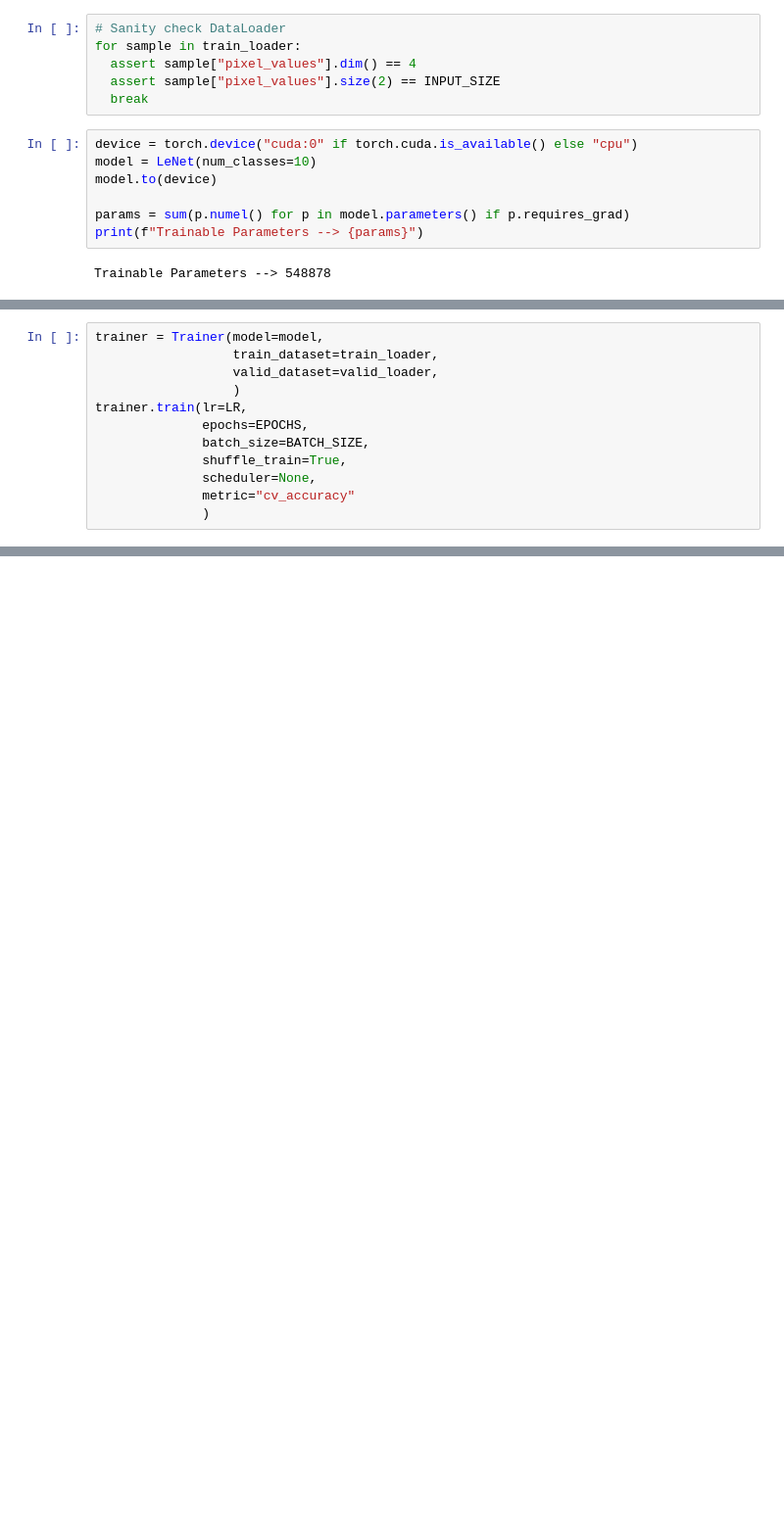
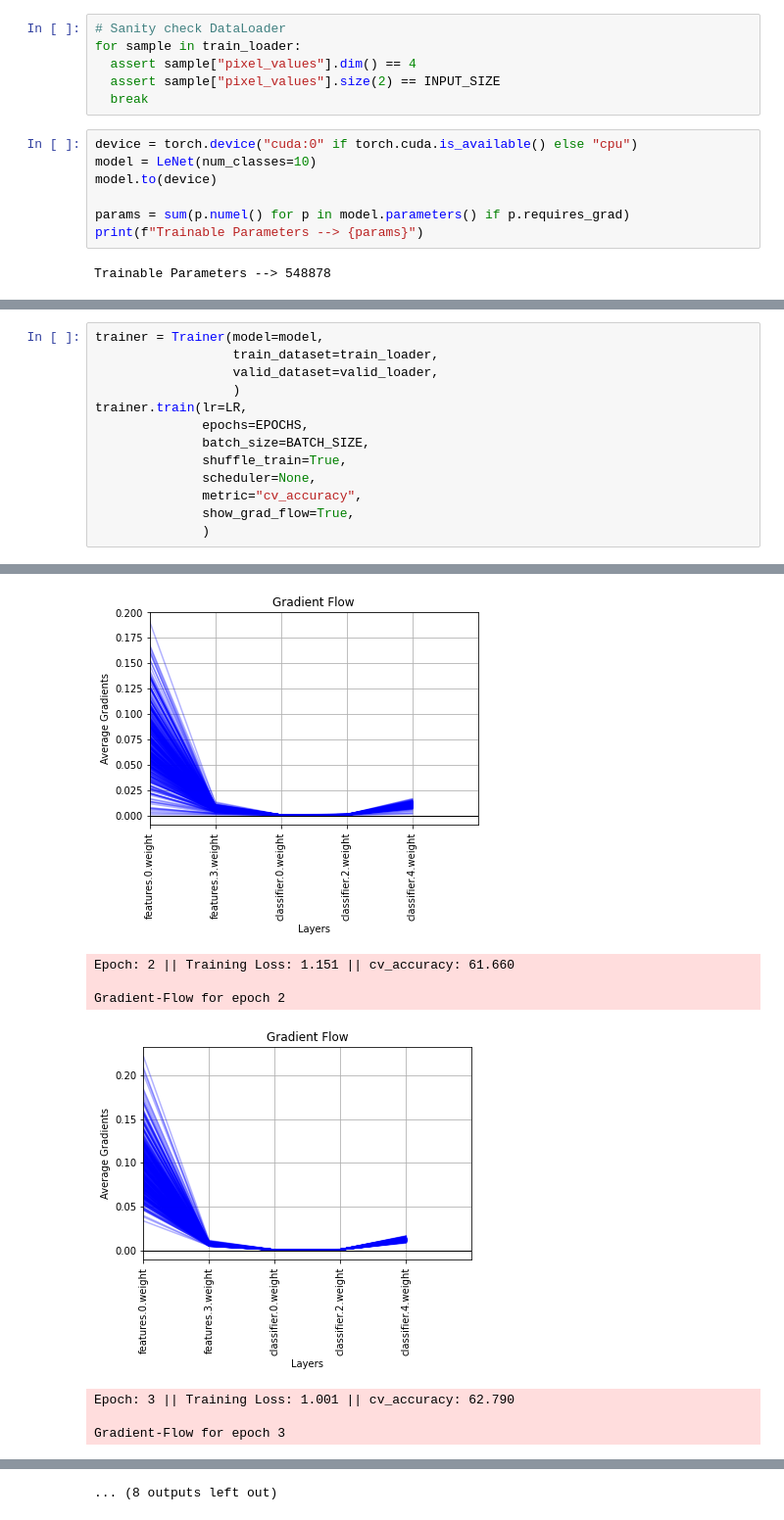
Before and after one commit to vishal-burman/PyTorch-Architectures, a Jupyter notebook: modeling_LeNet/test_sample_LeNet.ipynb, the cells around one changed output, grey strips where cells are left out. Shown at 98% size. Cells and saved outputs as stored; diff of their text form; blank space fills up the shorter version.

Commit message:
test_sample_LeNet.ipynb: Updated notebook with gradient flow plot

```diff
--- a/modeling_LeNet/test_sample_LeNet.ipynb
+++ b/modeling_LeNet/test_sample_LeNet.ipynb
@@ -74,6 +74,7 @@ trainer.train(lr=LR,
               batch_size=BATCH_SIZE,
               shuffle_train=True,
               scheduler=None,
-              metric="cv_accuracy"
+              metric="cv_accuracy",
+              show_grad_flow=True,
               )
 # %% [output]
@@ -89,0 +91,8 @@ Epoch: 10 || Training Loss: 0.244 || cv_accuracy: 67.180
+[figure, added]
+Epoch: 2 || Training Loss: 1.151 || cv_accuracy: 61.660
+
+Gradient-Flow for epoch 2
+[figure, added]
+Epoch: 3 || Training Loss: 1.001 || cv_accuracy: 62.790
+
+Gradient-Flow for epoch 3
@@ -89,0 +112 @@ Epoch: 10 || Training Loss: 0.244 || cv_accuracy: 67.180
+... (8 outputs left out)
```
Also changed, not shown: parts of 3 cells of this notebook.
